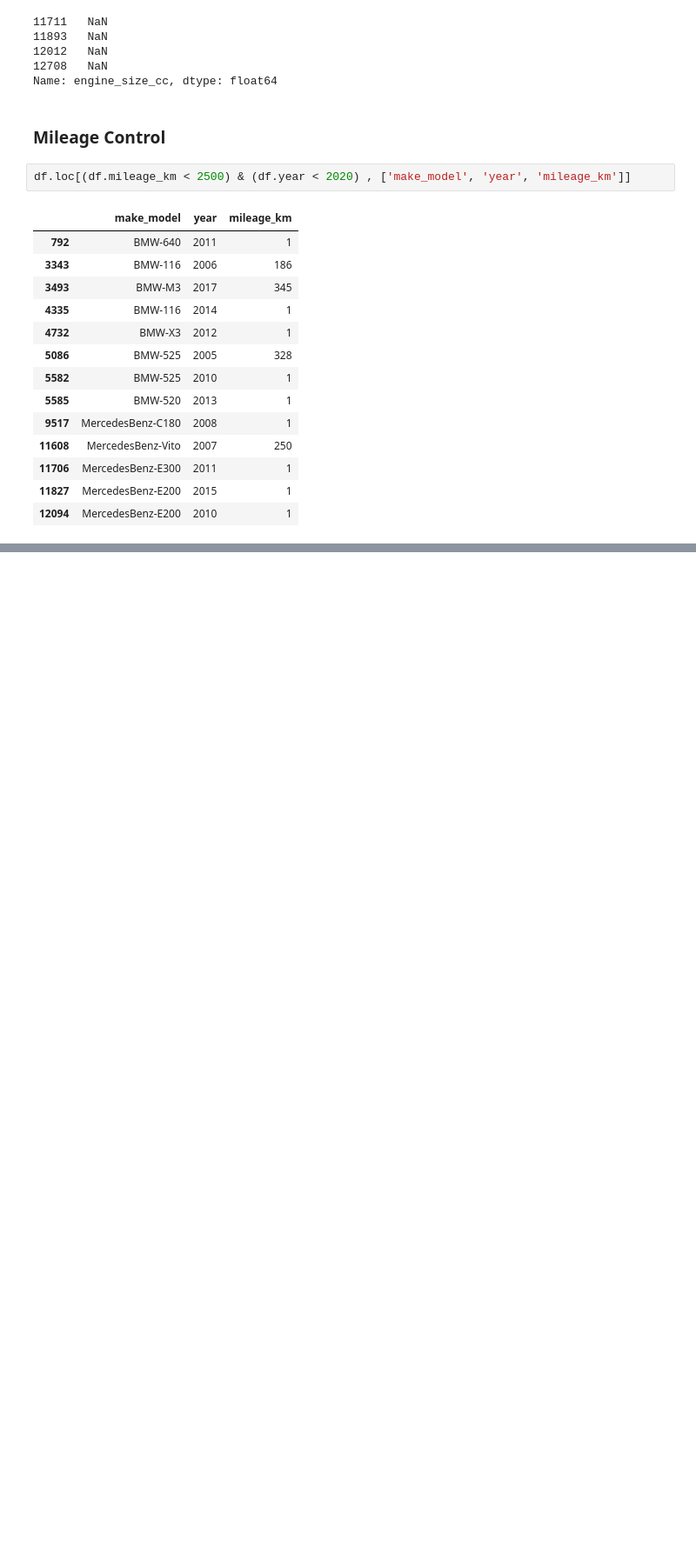
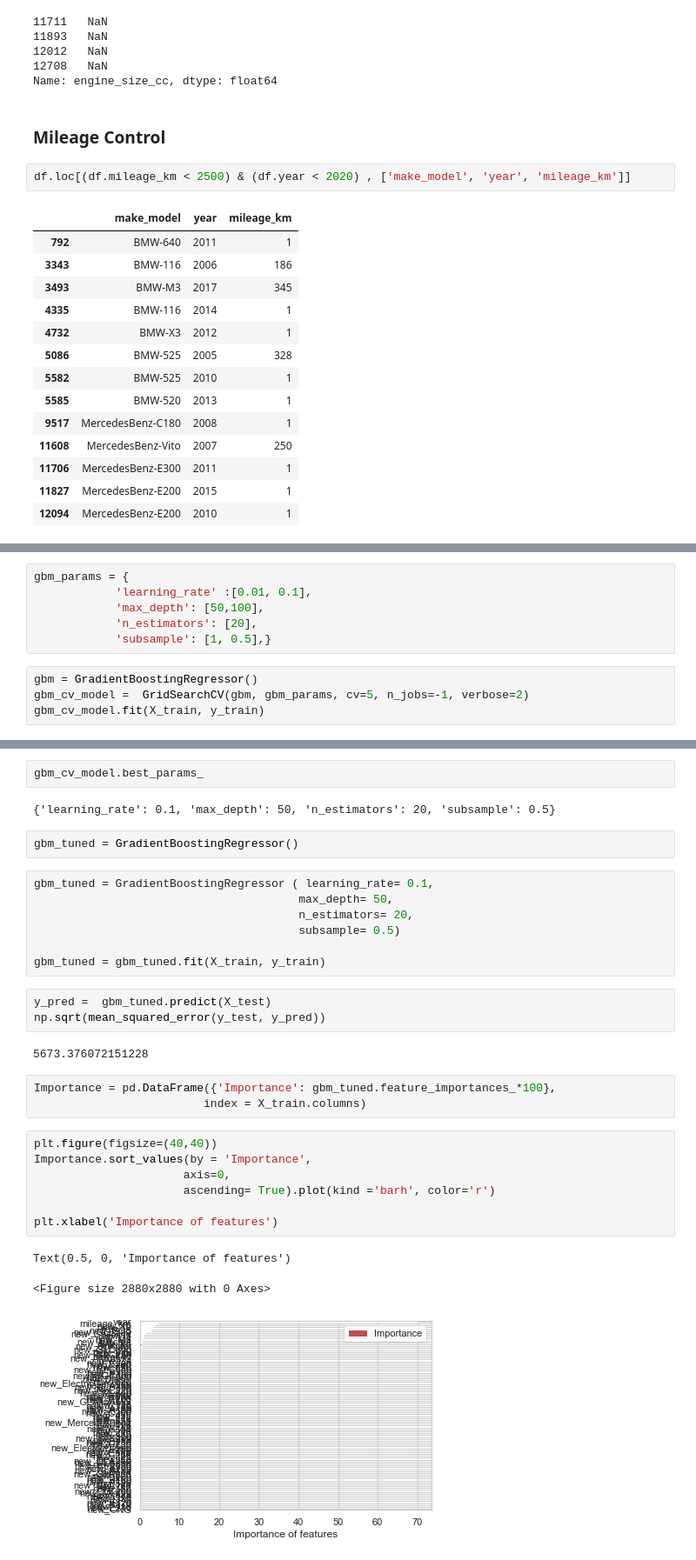
Before and after one commit to abdullahcayde/Auto_Scout_Project, a Jupyter notebook: auto_02.ipynb, the cells around one changed output, grey strips where cells are left out. Shown: that part at 87% size. Drawn from its saved outputs; the diff is of its cells as text; blank space fills up the shorter version.

```diff
--- a/auto_02.ipynb
+++ b/auto_02.ipynb
@@ -568,0 +1235,10 @@ df.loc[(df.mileage_km < 2500) & (df.year < 2020) , ['make_model', 'year', 'milea
+# %%
+gbm_params = {
+            'learning_rate' :[0.01, 0.1],
+            'max_depth': [50,100],
+            'n_estimators': [20],
+            'subsample': [1, 0.5],}
+# %%
+gbm = GradientBoostingRegressor()
+gbm_cv_model =  GridSearchCV(gbm, gbm_params, cv=5, n_jobs=-1, verbose=2)
+gbm_cv_model.fit(X_train, y_train)
@@ -568,0 +1251,32 @@ df.loc[(df.mileage_km < 2500) & (df.year < 2020) , ['make_model', 'year', 'milea
+# %%
+gbm_cv_model.best_params_
+# %% [output]
+{'learning_rate': 0.1, 'max_depth': 50, 'n_estimators': 20, 'subsample': 0.5}
+# %%
+gbm_tuned = GradientBoostingRegressor()
+# %%
+gbm_tuned = GradientBoostingRegressor ( learning_rate= 0.1,
+                                       max_depth= 50,
+                                       n_estimators= 20,
+                                       subsample= 0.5)
+
+gbm_tuned = gbm_tuned.fit(X_train, y_train)
+# %%
+y_pred =  gbm_tuned.predict(X_test)
+np.sqrt(mean_squared_error(y_test, y_pred))
+# %% [output]
+5673.376072151228
+# %%
+Importance = pd.DataFrame({'Importance': gbm_tuned.feature_importances_*100},
+                         index = X_train.columns)
+# %%
+plt.figure(figsize=(40,40))
+Importance.sort_values(by = 'Importance',
+                      axis=0,
+                      ascending= True).plot(kind ='barh', color='r')
+
+plt.xlabel('Importance of features')
+# %% [output]
+Text(0.5, 0, 'Importance of features')
+<Figure size 2880x2880 with 0 Axes>
+[figure, added]
```
Also changed, not shown: parts of 90 cells of this notebook, 2 other files.
